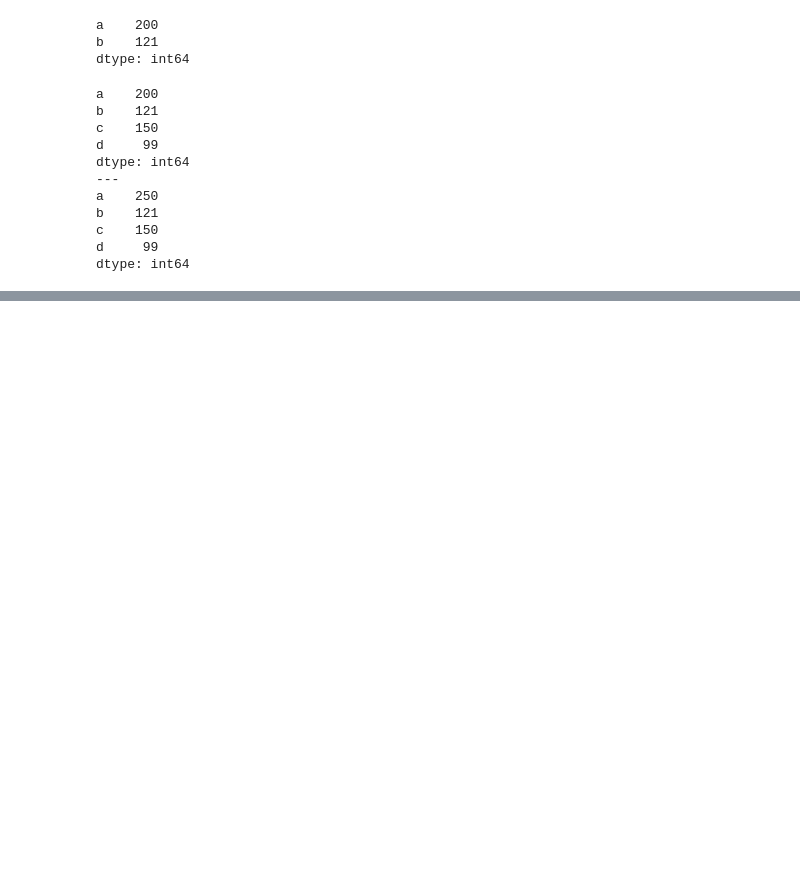
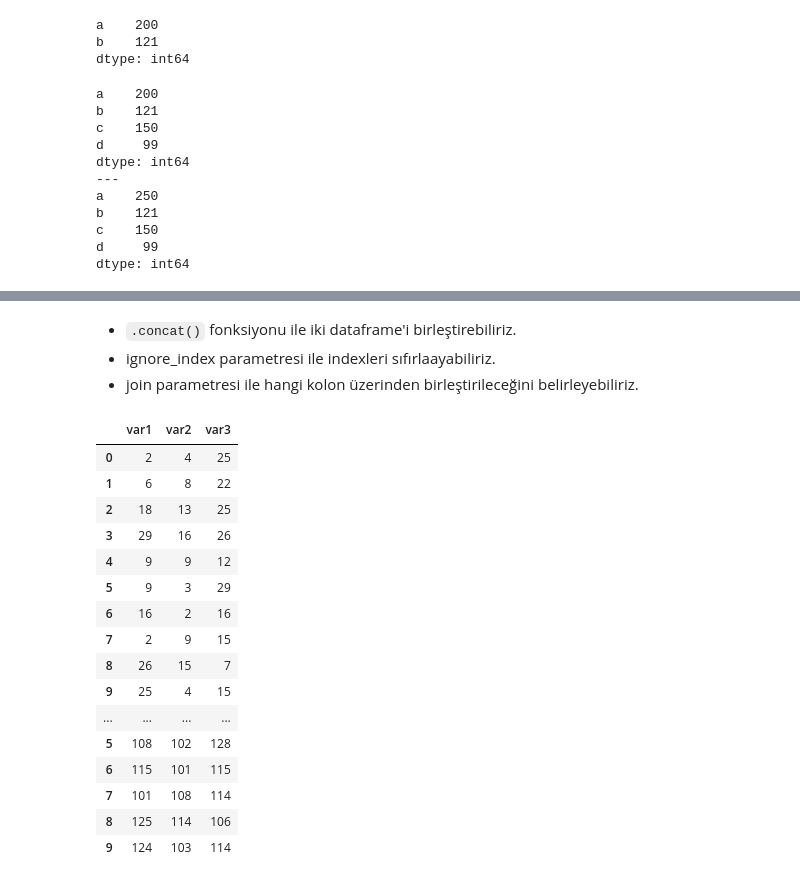
Before and after one commit to erol-berk-iyibozkurt/yetgen-core-python, a Jupyter notebook: 11. Hafta/Eğitim Öncesi Ödevler/Pandas.ipynb, the cells around one changed output, grey strips where cells are left out. Drawn from its saved outputs; the diff is of its cells as text; code cells hidden in the pictures; blank space fills up the shorter version.

```diff
--- a/11. Hafta/Eğitim Öncesi Ödevler/Pandas.ipynb
+++ b/11. Hafta/Eğitim Öncesi Ödevler/Pandas.ipynb
@@ -193,0 +394,4 @@ dtype: int64
+# %%
+m = np.random.randint(1,30,size = (10,3))
+df = pd.DataFrame(m, columns= ["var1","var2","var3"])
+df
@@ -193,0 +496,3 @@ dtype: int64
+# %%
+df2 = df + 99
+df2
@@ -193,0 +511,24 @@ dtype: int64
+# %% [markdown]
+- `.concat()` fonksiyonu ile iki dataframe'i birleştirebiliriz.
+- ignore_index parametresi ile indexleri sıfırlaayabiliriz.
+- join parametresi ile hangi kolon üzerinden birleştirileceğini belirleyebiliriz.
+# %%
+pd.concat([df,df2])
+# %% [output]
+|  | var1 | var2 | var3 |
+| 0 | 2 | 4 | 25 |
+| 1 | 6 | 8 | 22 |
+| 2 | 18 | 13 | 25 |
+| 3 | 29 | 16 | 26 |
+| 4 | 9 | 9 | 12 |
+| 5 | 9 | 3 | 29 |
+| 6 | 16 | 2 | 16 |
+| 7 | 2 | 9 | 15 |
+| 8 | 26 | 15 | 7 |
+| 9 | 25 | 4 | 15 |
+| ... | ... | ... | ... |
+| 5 | 108 | 102 | 128 |
+| 6 | 115 | 101 | 115 |
+| 7 | 101 | 108 | 114 |
+| 8 | 125 | 114 | 106 |
+| 9 | 124 | 103 | 114 |
```
Also changed, not shown: parts of 74 cells of this notebook, 1 other file.
